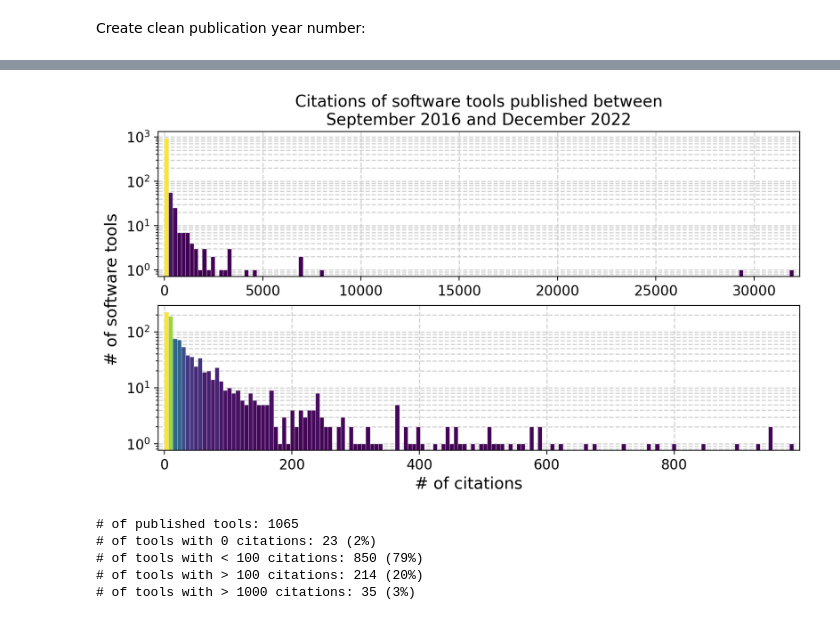
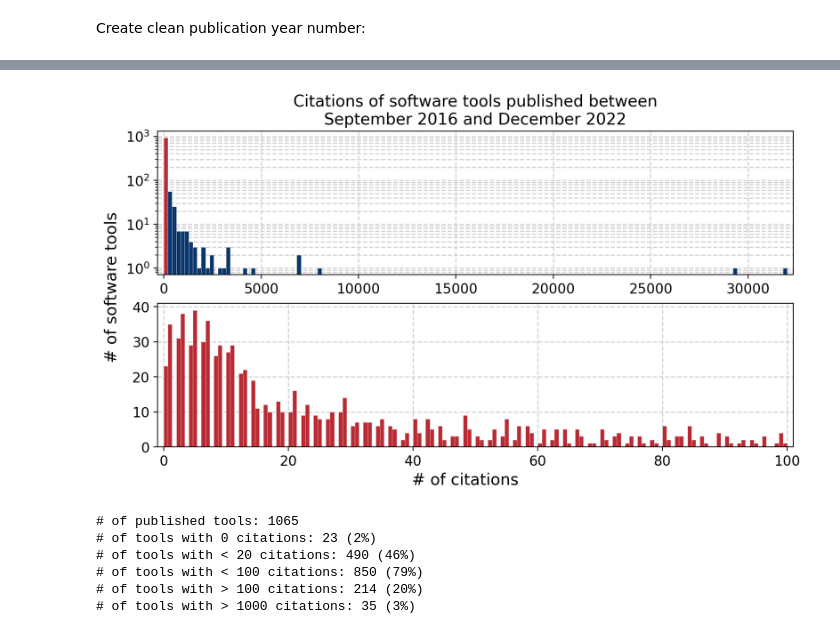
Before and after one commit to lauraluebbert/PhD_thesis, a Jupyter notebook: Chapter1_Introduction.ipynb, the cells around one changed output, grey strips where cells are left out. Drawn from its saved outputs; the diff is of its cells as text; code cells hidden in the pictures.

```diff
--- a/Chapter1_Introduction.ipynb
+++ b/Chapter1_Introduction.ipynb
@@ -61,0 +82,2 @@ tool_df["Year"] = years
+# %%
+tool_df["pub_date_clean"] = dates_clean
@@ -61,0 +110,3 @@ tool_df["Year"] = years
+# %%
+tool_df["pypi"] = pip_ins
+tool_df["bioconda"] = bioconda_ins
@@ -61,0 +116,4 @@ tool_df["Year"] = years
+# %%
+# Remove tools that were not published and change citations to int
+tool_df_tmp = tool_df[(tool_df["Citations"] != "'-") & (tool_df["Year"].notnull())]
+tool_df_tmp = tool_df_tmp[tool_df_tmp["Platform"].str.contains("Python")]
@@ -67,9 +201,10 @@ tool_df_short = tool_df[tool_df["Year"].notnull()]
 tool_df_short["Year"] = tool_df_short["Year"].astype(int)
 tool_df_short = tool_df_short[tool_df_short["Year"] < 2023]
 
+# Remove tools that were not published and change citations to int
+tool_df_short = tool_df_short[tool_df_short["Citations"] != "'-"]
 tool_df_short["Citations"] = tool_df_short["Citations"].astype(int)
 
-
 tool_df_short
 # %% [output]
 A value is trying to be set on a copy of a slice from a DataFrame.
@@ -93,74 +228,78 @@ See the caveats in the documentation: https://pandas.pydata.org/pandas-docs/stab
 # %%
 fig,axs = plt.subplots(figsize=(10,5), nrows = 2)
 fontsize = 14
+
+max_second_plot = 100
 
 ## Plot all tools
 ax = axs[0]
 cit_nums = tool_df_short["Citations"].values
 
 # bins = np.max(cit_nums)
 bins = 150
-n, bins, patches = ax.hist(cit_nums, bins=bins, facecolor='tab:blue', edgecolor='#e0e0e0', linewidth=0.25, alpha=1)
+n, bins, patches = ax.hist(cit_nums, bins=bins, facecolor='#09376c', edgecolor='#e0e0e0', linewidth=0.25, alpha=1)
 
-# Add colormap to bins
-n = n.astype('int')
-for i in range(len(patches)):
-    patches[i].set_facecolor(plt.cm.viridis(n[i]/max(n)))
+# # Add colormap to bins
+# n = n.astype('int')
+# for i in np.arange(len(patches)):
+#     patches[i].set_facecolor(plt.cm.RdBu_r(n[i]/max(n)))
 
-# # Make 0 citations bin stand out
-# patches[0].set_fc('tab:red')
+# Make <= [max_second_plot] citations bins stand out
+for i in np.arange(sum(bins < max_second_plot)):
+  patches[i].set_fc('#bb2a33')
 
+ax.set_yscale("log")
 ax.set_title(f"Citations of software tools published between\nSeptember 2016 and December 2022", fontsize=fontsize)
 
-## Plot tools with less than X citations
+## Plot tools with less than / equal to [max_second_plot] citations
 ax = axs[1]
-cit_nums = tool_df_short[tool_df_short["Citations"] <= 1000]["Citations"].values
+cit_nums = tool_df_short[tool_df_short["Citations"] <= max_second_plot]["Citations"].values
 
 # bins = np.max(cit_nums)
 bins = 150
-n, bins, patches = ax.hist(cit_nums, bins=bins, facecolor='tab:blue', edgecolor='#e0e0e0', linewidth=0.25, alpha=1)
+n, bins, patches = ax.hist(cit_nums, bins=bins, facecolor='#bb2a33', edgecolor='#e0e0e0', linewidth=0.25, alpha=1)
 
-# Add colormap to bins
-n = n.astype('int')
-for i in range(len(patches)):
-    patches[i].set_facecolor(plt.cm.viridis(n[i]/max(n)))
+# # Add colormap to bins
+# n = n.astype('int')
+# for i in np.arange(len(patches)):
+#     patches[i].set_facecolor(plt.cm.RdBu_r(n[i]/max(n)))
 
 # ax.set_xlabel("# of citations", fontsize=fontsize)
 
 fig.supxlabel("# of citations", fontsize=fontsize)
 fig.supylabel("# of software tools", fontsize=fontsize, x=0.06)
 
 for ax in axs:
-  ax.set_yscale("log")
-
   ax.tick_params(axis="both", labelsize=fontsize-2)
-
   ax.grid(True, which="both", color="lightgray", ls="--", lw=1)
   ax.set_axisbelow(True)
   ax.margins(x=0.01)
 
 fig.savefig("citations_histograms.png", dpi=300, bbox_inches="tight")
 
 fig.show()
 # %% [output]
-[figure, old version]
+[figure, new version]
 # %%
 tool_df_short["Citations"] = tool_df_short["Citations"].astype(int)
 
 total = len(tool_df_short)
 no_cits = len(tool_df_short[tool_df_short["Citations"] == 0])
+range = len(tool_df_short[tool_df_short["Citations"] < 20])
 range1 = len(tool_df_short[tool_df_short["Citations"] < 100])
 range2 = len(tool_df_short[tool_df_short["Citations"] > 100])
 range3 = len(tool_df_short[tool_df_short["Citations"] > 1000])
 
 print(f"# of published tools: {total}")
 print(f"# of tools with 0 citations: {int(no_cits)} ({int((no_cits/total)*100)}%)")
+print(f"# of tools with < 20 citations: {int(range)} ({int((range/total)*100)}%)")
 print(f"# of tools with < 100 citations: {int(range1)} ({int((range1/total)*100)}%)")
 print(f"# of tools with > 100 citations: {int(range2)} ({int((range2/total)*100)}%)")
 print(f"# of tools with > 1000 citations: {int(range3)} ({int((range3/total)*100)}%)")
 # %% [output]
 # of published tools: 1065
 # of tools with 0 citations: 23 (2%)
+# of tools with < 20 citations: 490 (46%)
 # of tools with < 100 citations: 850 (79%)
 # of tools with > 100 citations: 214 (20%)
 # of tools with > 1000 citations: 35 (3%)
```
Also changed, not shown: parts of 27 cells of this notebook.
